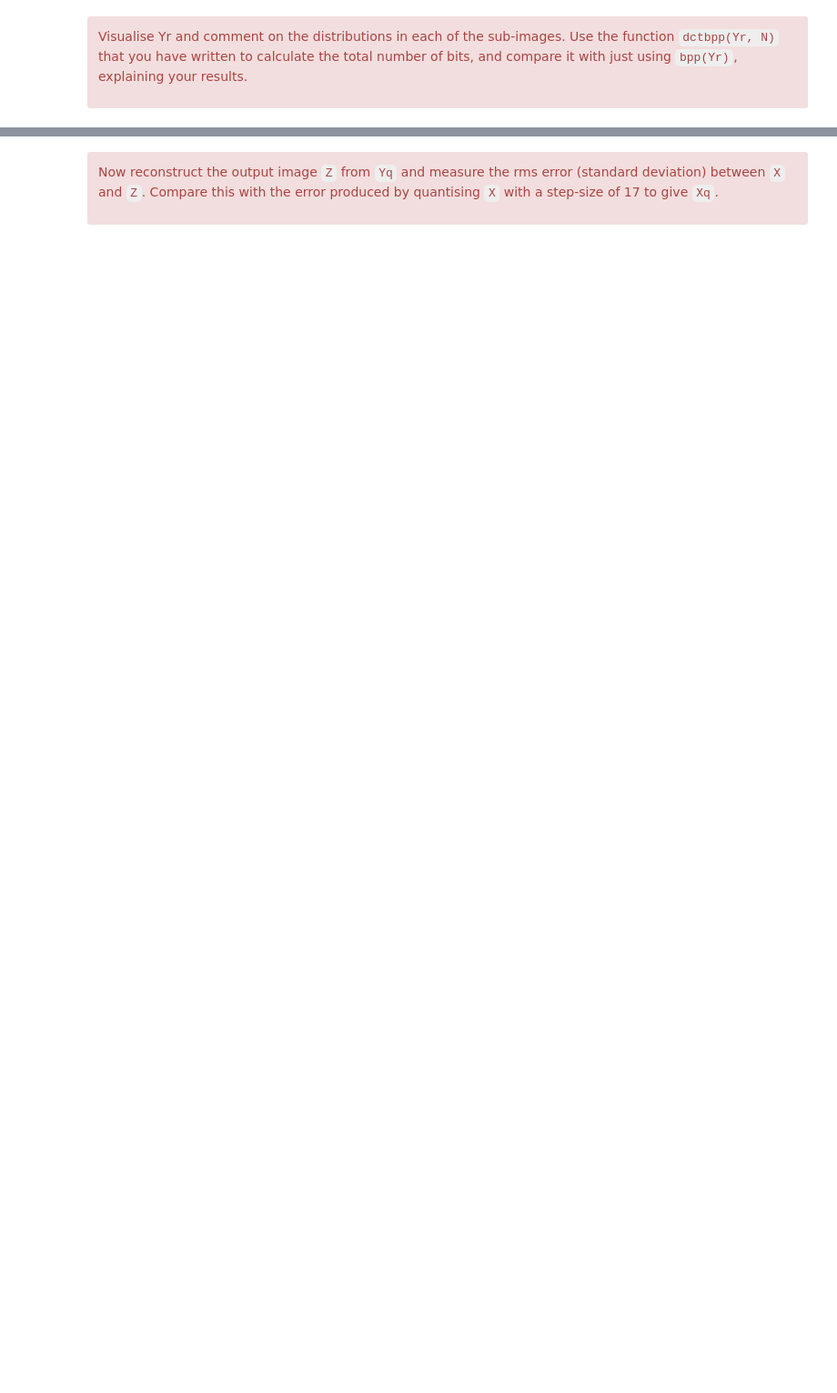
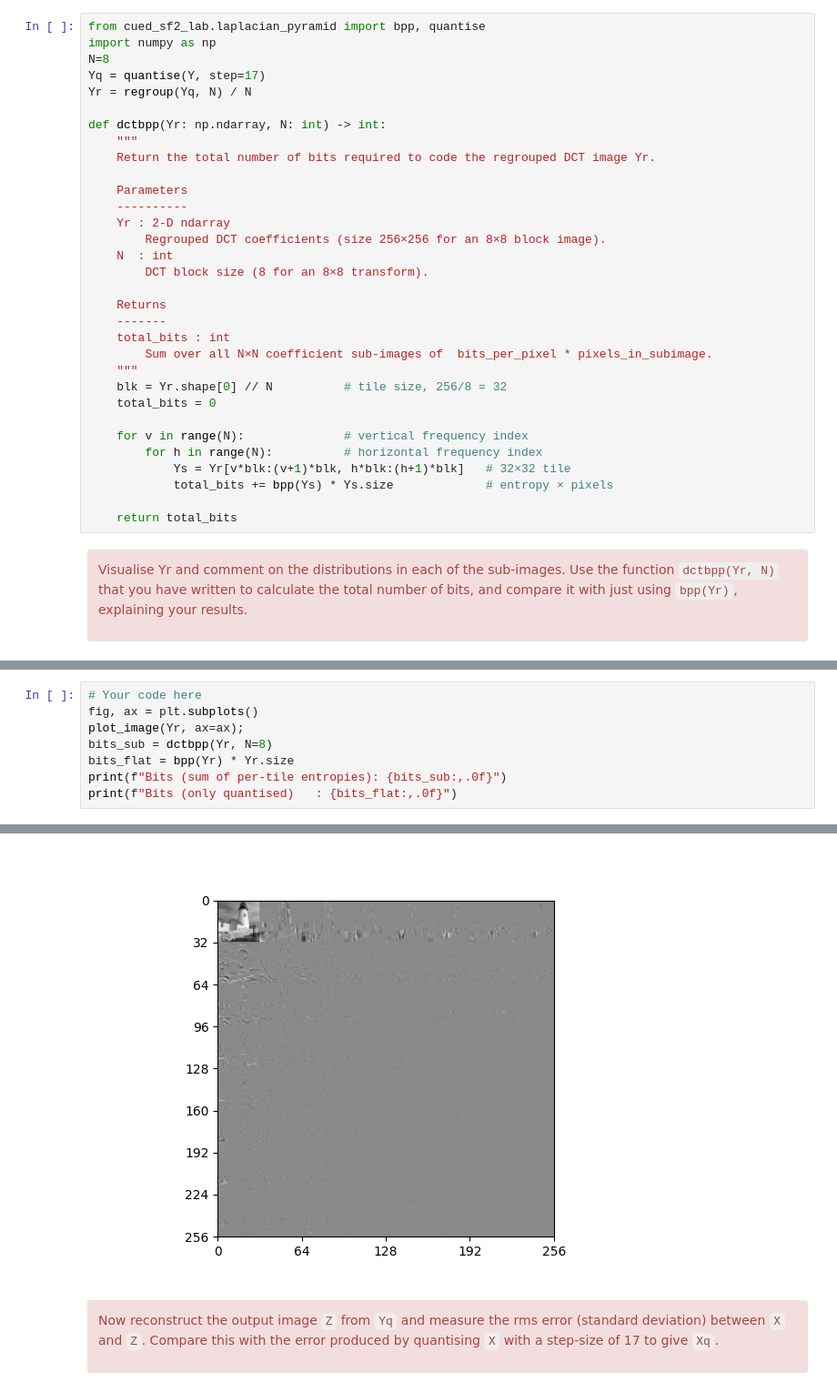
Before and after one commit to LucyYuanZihan/Lucy_cued_sf2_lab, a Jupyter notebook: 7-the-discrete-cosine-transform.ipynb, the cells around one changed output, grey strips where cells are left out. Shown at 91% size. Drawn from its saved outputs; the diff is of its cells as text; blank space fills up the shorter version.

```diff
--- a/7-the-discrete-cosine-transform.ipynb
+++ b/7-the-discrete-cosine-transform.ipynb
@@ -264,3 +305,35 @@ def dctbpp(Yr, N):
+# %%
+from cued_sf2_lab.laplacian_pyramid import bpp, quantise
+import numpy as np
+N=8
+Yq = quantise(Y, step=17)
+Yr = regroup(Yq, N) / N
+
+def dctbpp(Yr: np.ndarray, N: int) -> int:
+    """
+    Return the total number of bits required to code the regrouped DCT image Yr.
+
+    Parameters
+    ----------
+    Yr : 2-D ndarray
+        Regrouped DCT coefficients (size 256×256 for an 8×8 block image).
+    N  : int
+        DCT block size (8 for an 8×8 transform).
+
+    Returns
+    -------
+    total_bits : int
+        Sum over all N×N coefficient sub-images of  bits_per_pixel * pixels_in_subimage.
+    """
+    blk = Yr.shape[0] // N          # tile size, 256/8 = 32
+    total_bits = 0
+
+    for v in range(N):              # vertical frequency index
+        for h in range(N):          # horizontal frequency index
+            Ys = Yr[v*blk:(v+1)*blk, h*blk:(h+1)*blk]   # 32×32 tile
+            total_bits += bpp(Ys) * Ys.size             # entropy × pixels
+
+    return total_bits
 # %% [markdown]
 <div class="alert alert-block alert-danger">
 
@@ -271,0 +347,9 @@ Visualise Yr and comment on the distributions in each of the sub-images. Use the
+# %%
+# Your code here
+fig, ax = plt.subplots()
+plot_image(Yr, ax=ax);
+bits_sub = dctbpp(Yr, N=8)
+bits_flat = bpp(Yr) * Yr.size
+print(f"Bits (sum of per-tile entropies): {bits_sub:,.0f}")
+print(f"Bits (only quantised)   : {bits_flat:,.0f}")
+# %% [output]
@@ -272,3 +358,4 @@ Visualise Yr and comment on the distributions in each of the sub-images. Use the
+[figure, added]
 # %% [markdown]
 <div class="alert alert-block alert-danger">
 
```
Also changed, not shown: parts of 32 cells of this notebook.
